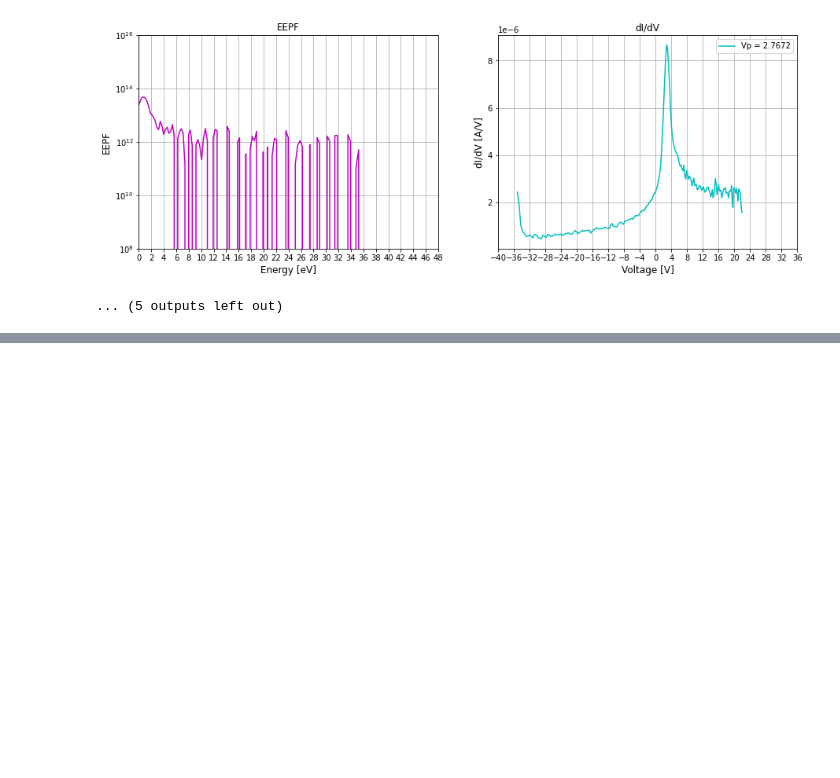
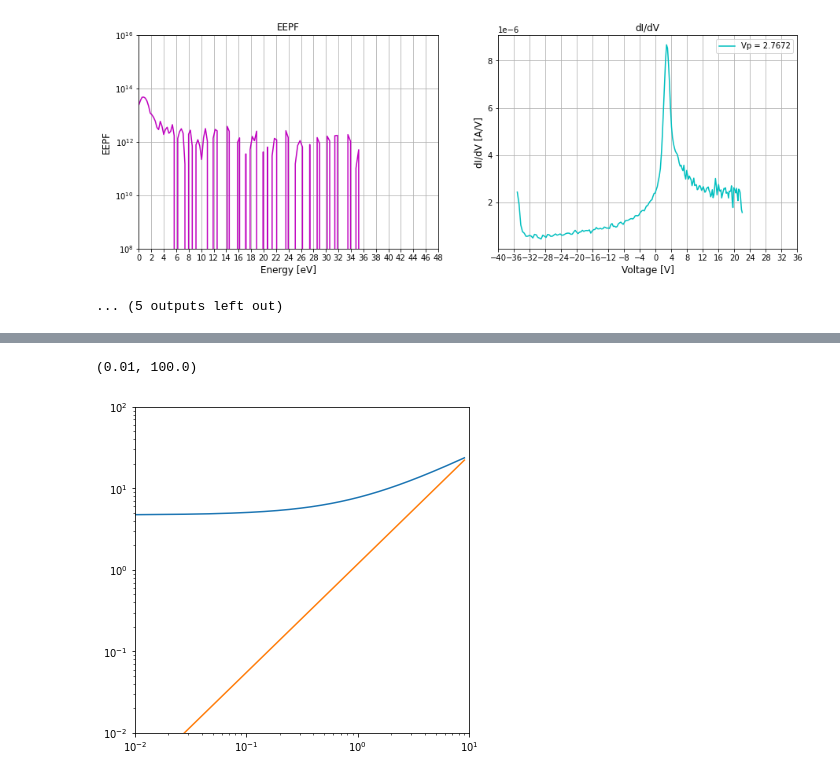
Before and after one commit to gunu0626/negative-ion, a Jupyter notebook: main.ipynb, the cells around one changed output, grey strips where cells are left out. Saved outputs shown, nothing was run; the diff lists cells and outputs as text; code cells hidden in the pictures; blank space fills up the shorter version.

```diff
--- a/main.ipynb
+++ b/main.ipynb
@@ -224,0 +243,15 @@ The algorithm converged to the desired accuracy.
+# %%
+r_test_list = np.linspace(1.01*rp, 10*rp, 1000,endpoint=True)
+V_cylin = np.array(list(map(test2,r_test_list)))
+V_child = np.array(list(map(child_law,r_test_list-rp)))
+# %%
+plt.figure(figsize=(6,6))
+plt.plot((r_test_list-rp)/rp, V_cylin)
+plt.plot((r_test_list-rp)/rp, V_child)
+plt.yscale('log')
+plt.xscale('log')
+plt.xlim(1e-2,1e1)
+plt.ylim(1e-2,1e2)
+# %% [output]
+(0.01, 100.0)
+[figure, added]
```
Also changed, not shown: parts of 5 cells of this notebook, 3 other files.
